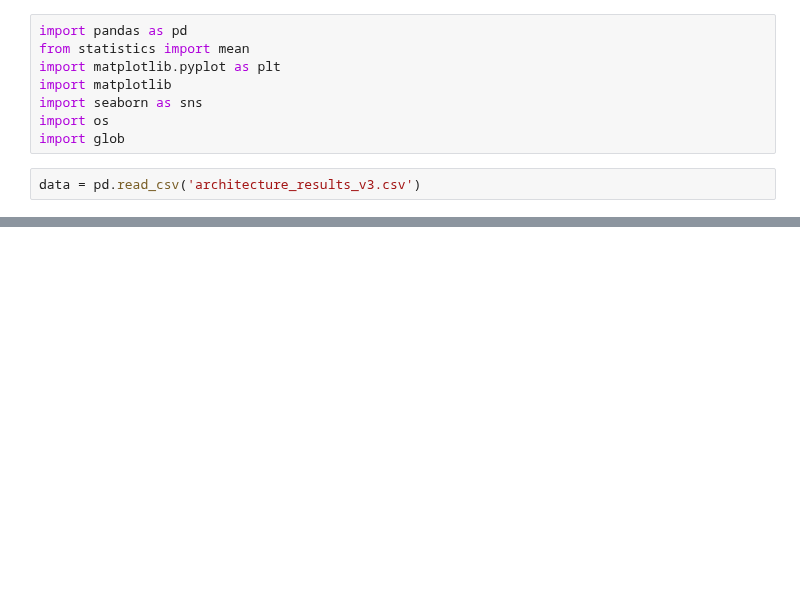
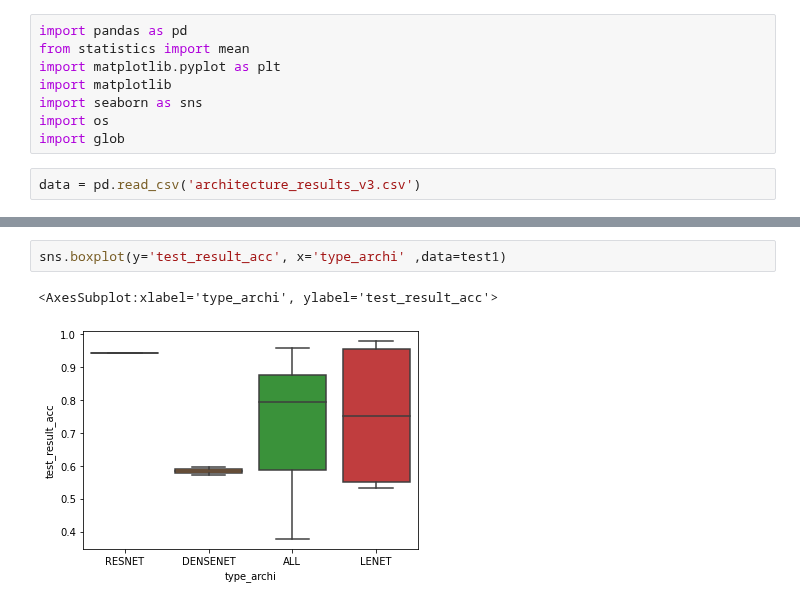
Before and after one commit to AntoineGr1/Memoire_code, a Jupyter notebook: Analyse_Architecture_v3.ipynb, the cells around one changed output, grey strips where cells are left out. Cells and saved outputs as stored; diff of their text form; blank space fills up the shorter version.

```diff
--- a/Analyse_Architecture_v3.ipynb
+++ b/Analyse_Architecture_v3.ipynb
@@ -18,0 +45,5 @@ data
+# %%
+sns.boxplot(y='test_result_acc', x='type_archi' ,data=test1)
+# %% [output]
+<AxesSubplot:xlabel='type_archi', ylabel='test_result_acc'>
+[figure, added]
```
Also changed, not shown: parts of 10 cells of this notebook, 17 other files.
